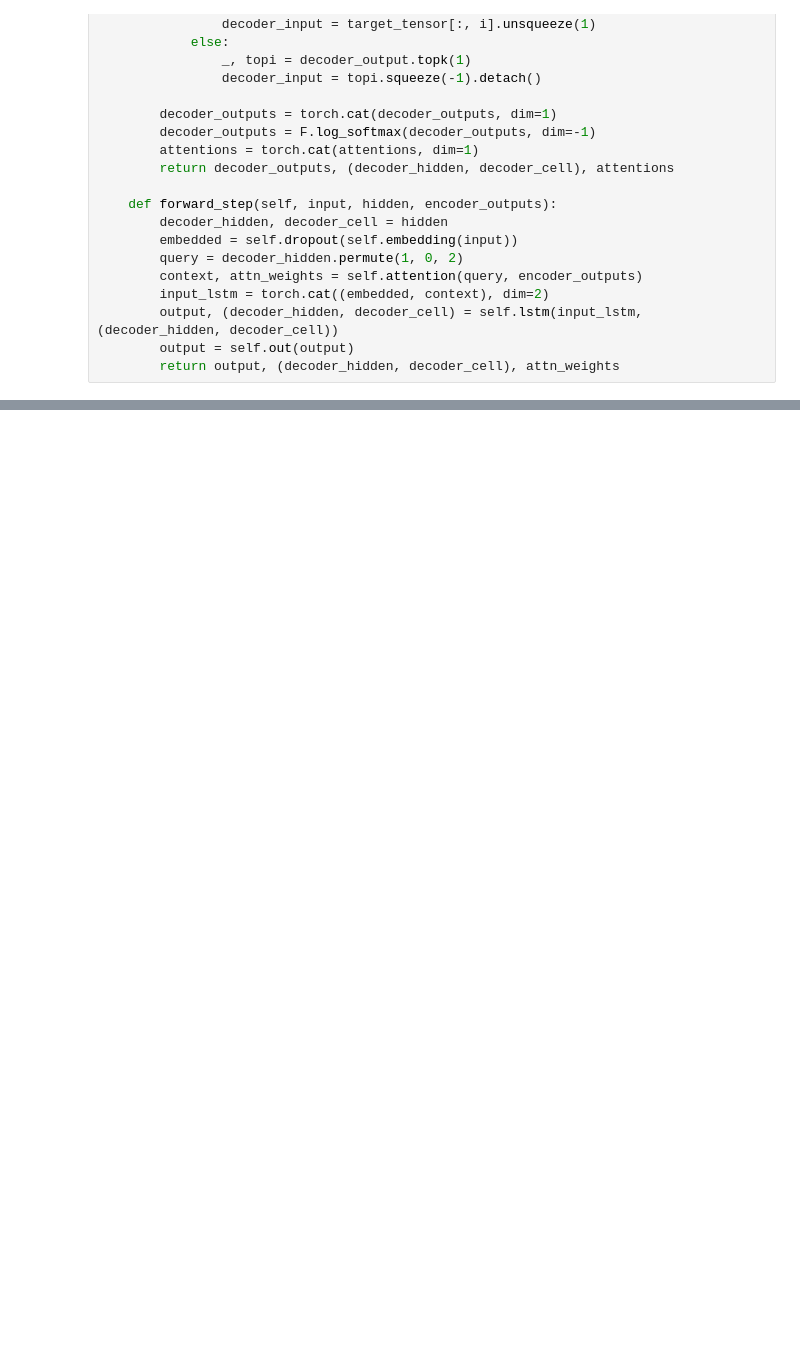
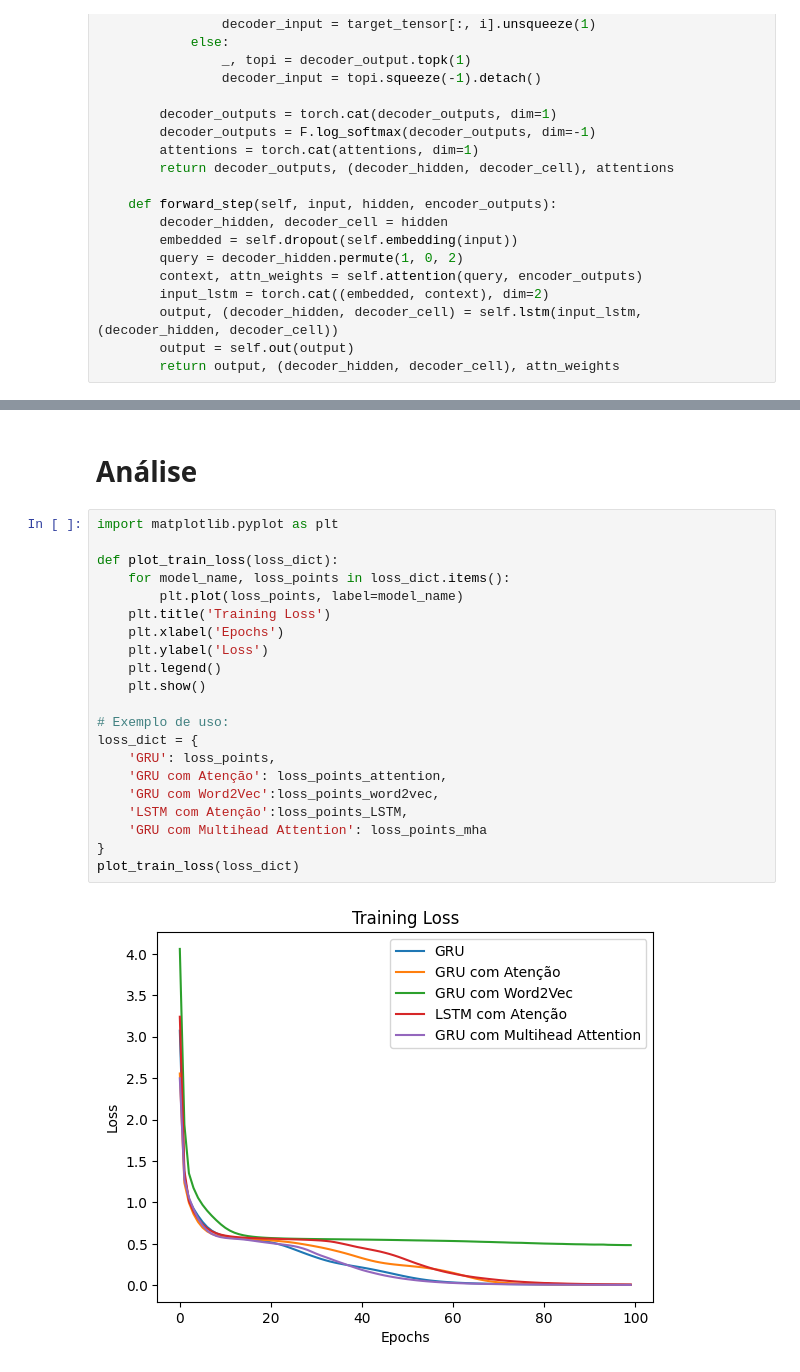
Before and after one commit to semcovici/seq2seq, a Jupyter notebook: notebooks/EP3-ORIGINAL.ipynb, the cells around one changed output, grey strips where cells are left out. Saved outputs shown, nothing was run; the diff lists cells and outputs as text; blank space fills up the shorter version.

```diff
--- a/notebooks/EP3-ORIGINAL.ipynb
+++ b/notebooks/EP3-ORIGINAL.ipynb
@@ -1041,0 +1133,25 @@ Epoch:  100/ 100 - Loss: 0.0087
+# %% [markdown]
+# Análise
+# %%
+import matplotlib.pyplot as plt
+
+def plot_train_loss(loss_dict):
+    for model_name, loss_points in loss_dict.items():
+        plt.plot(loss_points, label=model_name)
+    plt.title('Training Loss')
+    plt.xlabel('Epochs')
+    plt.ylabel('Loss')
+    plt.legend()
+    plt.show()
+
+# Exemplo de uso:
+loss_dict = {
+    'GRU': loss_points,
+    'GRU com Atenção': loss_points_attention,
+    'GRU com Word2Vec':loss_points_word2vec,
+    'LSTM com Atenção':loss_points_LSTM,
+    'GRU com Multihead Attention': loss_points_mha
+}
+plot_train_loss(loss_dict)
+# %% [output]
+[figure, added]
```
Also changed, not shown: parts of 16 cells of this notebook.
